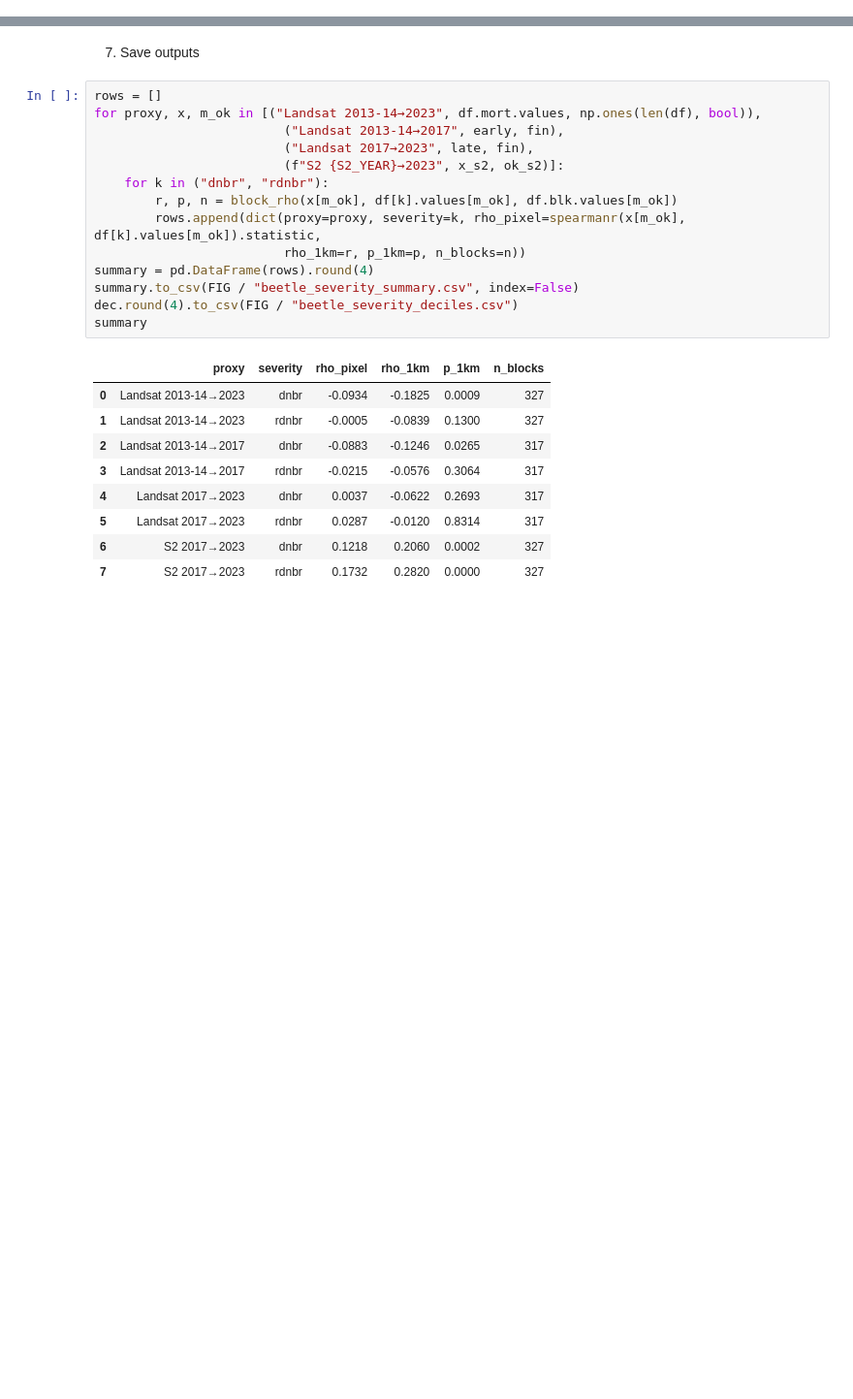
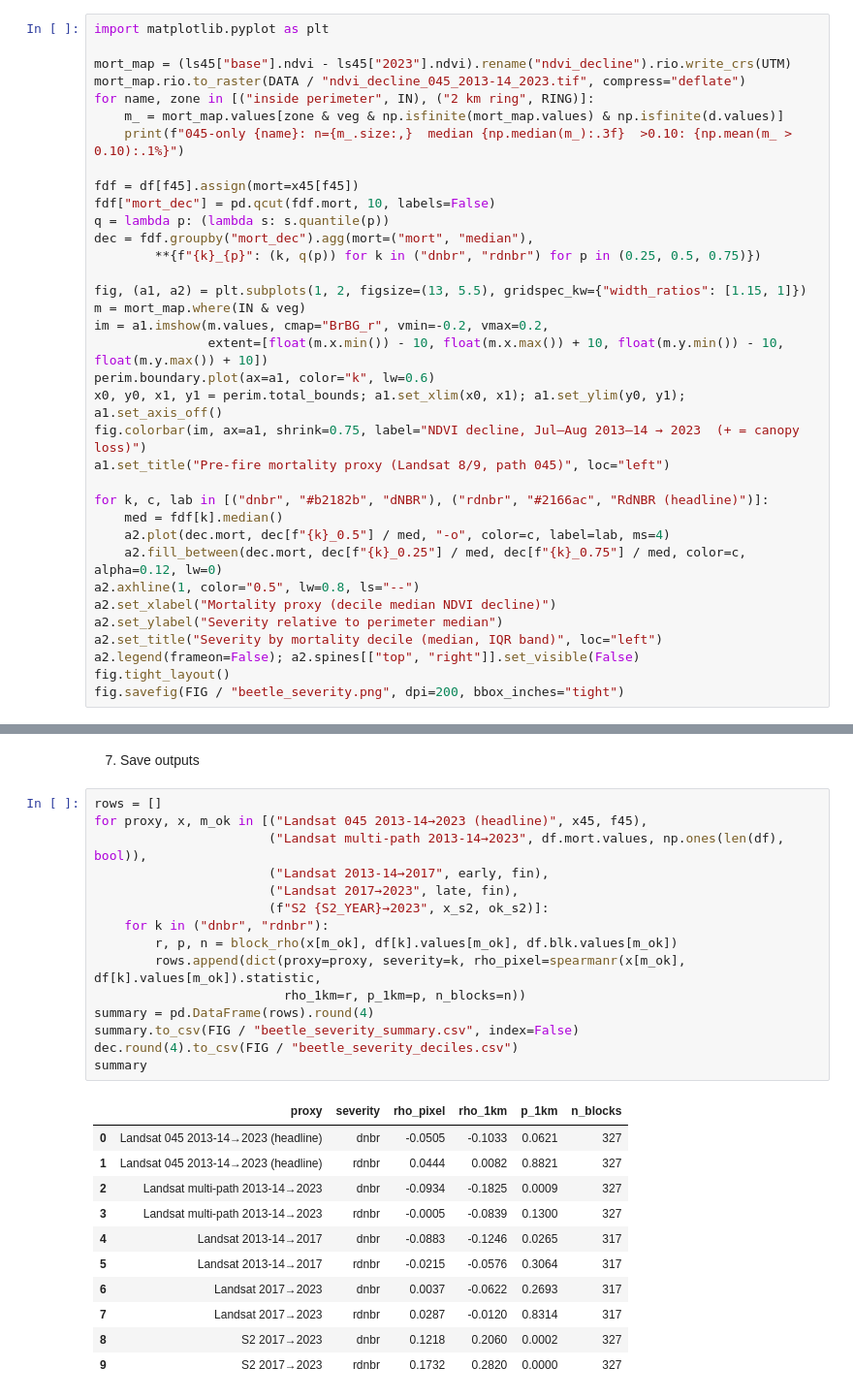
Before and after one commit to MegaDeadCowboy/jasper-burn-severity, a Jupyter notebook: notebooks/05_beetle.ipynb, the cells around one changed output, grey strips where cells are left out. Shown at 97% size. Saved outputs shown, nothing was run; the diff lists cells and outputs as text; blank space fills up the shorter version.

```diff
--- a/notebooks/05_beetle.ipynb
+++ b/notebooks/05_beetle.ipynb
@@ -331,0 +365,35 @@ Landsat late 2017→2023 vs rdnbr: 1 km blocks rho -0.012, p=0.83 (n=317)
+# %%
+import matplotlib.pyplot as plt
+
+mort_map = (ls45["base"].ndvi - ls45["2023"].ndvi).rename("ndvi_decline").rio.write_crs(UTM)
+mort_map.rio.to_raster(DATA / "ndvi_decline_045_2013-14_2023.tif", compress="deflate")
+for name, zone in [("inside perimeter", IN), ("2 km ring", RING)]:
+    m_ = mort_map.values[zone & veg & np.isfinite(mort_map.values) & np.isfinite(d.values)]
+    print(f"045-only {name}: n={m_.size:,}  median {np.median(m_):.3f}  >0.10: {np.mean(m_ > 0.10):.1%}")
+
+fdf = df[f45].assign(mort=x45[f45])
+fdf["mort_dec"] = pd.qcut(fdf.mort, 10, labels=False)
+q = lambda p: (lambda s: s.quantile(p))
+dec = fdf.groupby("mort_dec").agg(mort=("mort", "median"),
+        **{f"{k}_{p}": (k, q(p)) for k in ("dnbr", "rdnbr") for p in (0.25, 0.5, 0.75)})
+
+fig, (a1, a2) = plt.subplots(1, 2, figsize=(13, 5.5), gridspec_kw={"width_ratios": [1.15, 1]})
+m = mort_map.where(IN & veg)
+im = a1.imshow(m.values, cmap="BrBG_r", vmin=-0.2, vmax=0.2,
+               extent=[float(m.x.min()) - 10, float(m.x.max()) + 10, float(m.y.min()) - 10, float(m.y.max()) + 10])
+perim.boundary.plot(ax=a1, color="k", lw=0.6)
+x0, y0, x1, y1 = perim.total_bounds; a1.set_xlim(x0, x1); a1.set_ylim(y0, y1); a1.set_axis_off()
+fig.colorbar(im, ax=a1, shrink=0.75, label="NDVI decline, Jul–Aug 2013–14 → 2023  (+ = canopy loss)")
+a1.set_title("Pre-fire mortality proxy (Landsat 8/9, path 045)", loc="left")
+
+for k, c, lab in [("dnbr", "#b2182b", "dNBR"), ("rdnbr", "#2166ac", "RdNBR (headline)")]:
+    med = fdf[k].median()
+    a2.plot(dec.mort, dec[f"{k}_0.5"] / med, "-o", color=c, label=lab, ms=4)
+    a2.fill_between(dec.mort, dec[f"{k}_0.25"] / med, dec[f"{k}_0.75"] / med, color=c, alpha=0.12, lw=0)
+a2.axhline(1, color="0.5", lw=0.8, ls="--")
+a2.set_xlabel("Mortality proxy (decile median NDVI decline)")
+a2.set_ylabel("Severity relative to perimeter median")
+a2.set_title("Severity by mortality decile (median, IQR band)", loc="left")
+a2.legend(frameon=False); a2.spines[["top", "right"]].set_visible(False)
+fig.tight_layout()
+fig.savefig(FIG / "beetle_severity.png", dpi=200, bbox_inches="tight")
@@ -333,25 +405,28 @@ Landsat late 2017→2023 vs rdnbr: 1 km blocks rho -0.012, p=0.83 (n=317)
 7. Save outputs
 # %%
 rows = []
-for proxy, x, m_ok in [("Landsat 2013-14→2023", df.mort.values, np.ones(len(df), bool)),
-                         ("Landsat 2013-14→2017", early, fin),
-                         ("Landsat 2017→2023", late, fin),
-                         (f"S2 {S2_YEAR}→2023", x_s2, ok_s2)]:
+for proxy, x, m_ok in [("Landsat 045 2013-14→2023 (headline)", x45, f45),
+                       ("Landsat multi-path 2013-14→2023", df.mort.values, np.ones(len(df), bool)),
+                       ("Landsat 2013-14→2017", early, fin),
+                       ("Landsat 2017→2023", late, fin),
+                       (f"S2 {S2_YEAR}→2023", x_s2, ok_s2)]:
     for k in ("dnbr", "rdnbr"):
         r, p, n = block_rho(x[m_ok], df[k].values[m_ok], df.blk.values[m_ok])
         rows.append(dict(proxy=proxy, severity=k, rho_pixel=spearmanr(x[m_ok], df[k].values[m_ok]).statistic,
                          rho_1km=r, p_1km=p, n_blocks=n))
 summary = pd.DataFrame(rows).round(4)
 summary.to_csv(FIG / "beetle_severity_summary.csv", index=False)
 dec.round(4).to_csv(FIG / "beetle_severity_deciles.csv")
 summary
 # %% [output]
 |  | proxy | severity | rho_pixel | rho_1km | p_1km | n_blocks |
-| 0 | Landsat 2013-14→2023 | dnbr | -0.0934 | -0.1825 | 0.0009 | 327 |
-| 1 | Landsat 2013-14→2023 | rdnbr | -0.0005 | -0.0839 | 0.1300 | 327 |
-| 2 | Landsat 2013-14→2017 | dnbr | -0.0883 | -0.1246 | 0.0265 | 317 |
-| 3 | Landsat 2013-14→2017 | rdnbr | -0.0215 | -0.0576 | 0.3064 | 317 |
-| 4 | Landsat 2017→2023 | dnbr | 0.0037 | -0.0622 | 0.2693 | 317 |
-| 5 | Landsat 2017→2023 | rdnbr | 0.0287 | -0.0120 | 0.8314 | 317 |
-| 6 | S2 2017→2023 | dnbr | 0.1218 | 0.2060 | 0.0002 | 327 |
-| 7 | S2 2017→2023 | rdnbr | 0.1732 | 0.2820 | 0.0000 | 327 |
+| 0 | Landsat 045 2013-14→2023 (headline) | dnbr | -0.0505 | -0.1033 | 0.0621 | 327 |
+| 1 | Landsat 045 2013-14→2023 (headline) | rdnbr | 0.0444 | 0.0082 | 0.8821 | 327 |
+| 2 | Landsat multi-path 2013-14→2023 | dnbr | -0.0934 | -0.1825 | 0.0009 | 327 |
+| 3 | Landsat multi-path 2013-14→2023 | rdnbr | -0.0005 | -0.0839 | 0.1300 | 327 |
+| 4 | Landsat 2013-14→2017 | dnbr | -0.0883 | -0.1246 | 0.0265 | 317 |
+| 5 | Landsat 2013-14→2017 | rdnbr | -0.0215 | -0.0576 | 0.3064 | 317 |
+| 6 | Landsat 2017→2023 | dnbr | 0.0037 | -0.0622 | 0.2693 | 317 |
+| 7 | Landsat 2017→2023 | rdnbr | 0.0287 | -0.0120 | 0.8314 | 317 |
+| 8 | S2 2017→2023 | dnbr | 0.1218 | 0.2060 | 0.0002 | 327 |
+| 9 | S2 2017→2023 | rdnbr | 0.1732 | 0.2820 | 0.0000 | 327 |
```
Also changed, not shown: parts of 6 cells of this notebook.
